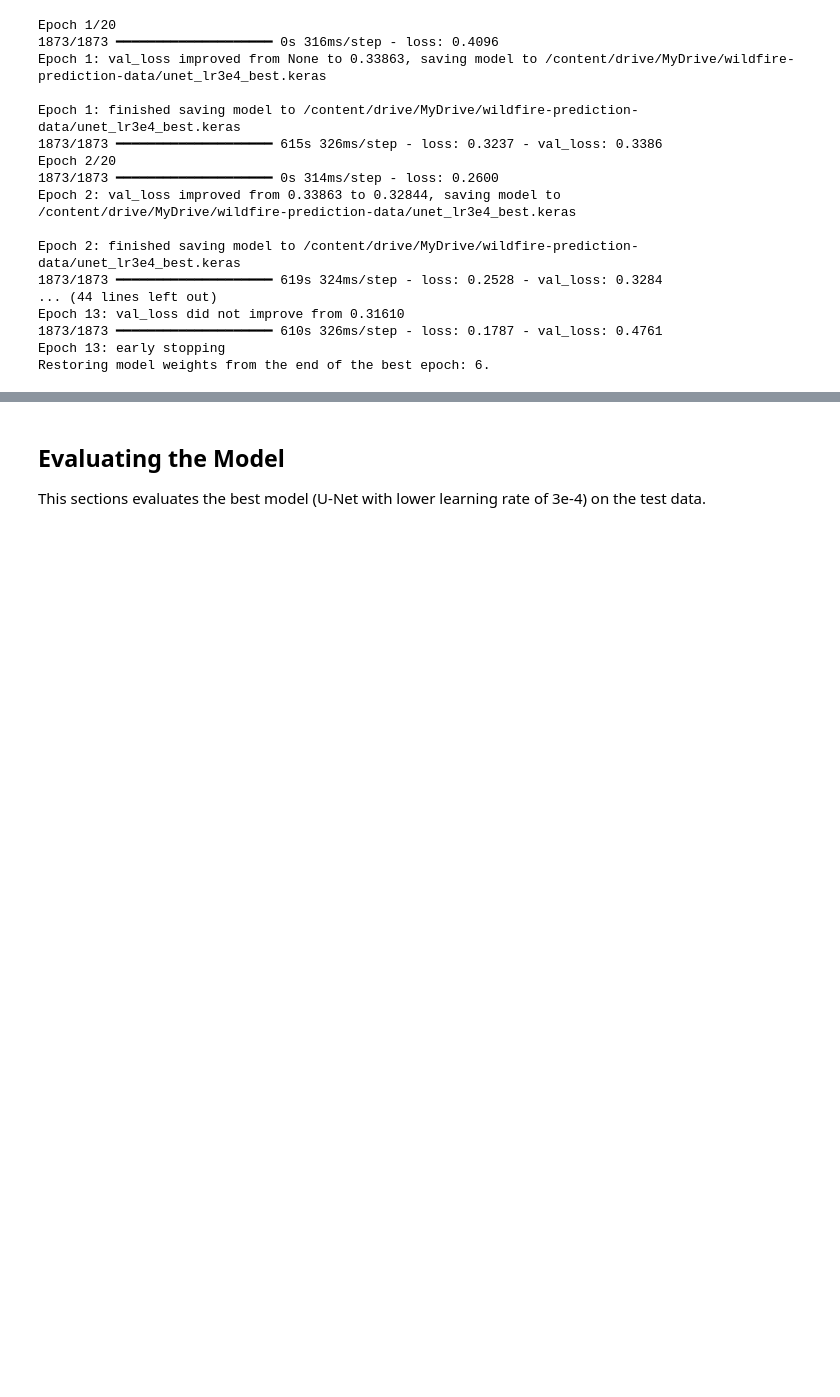
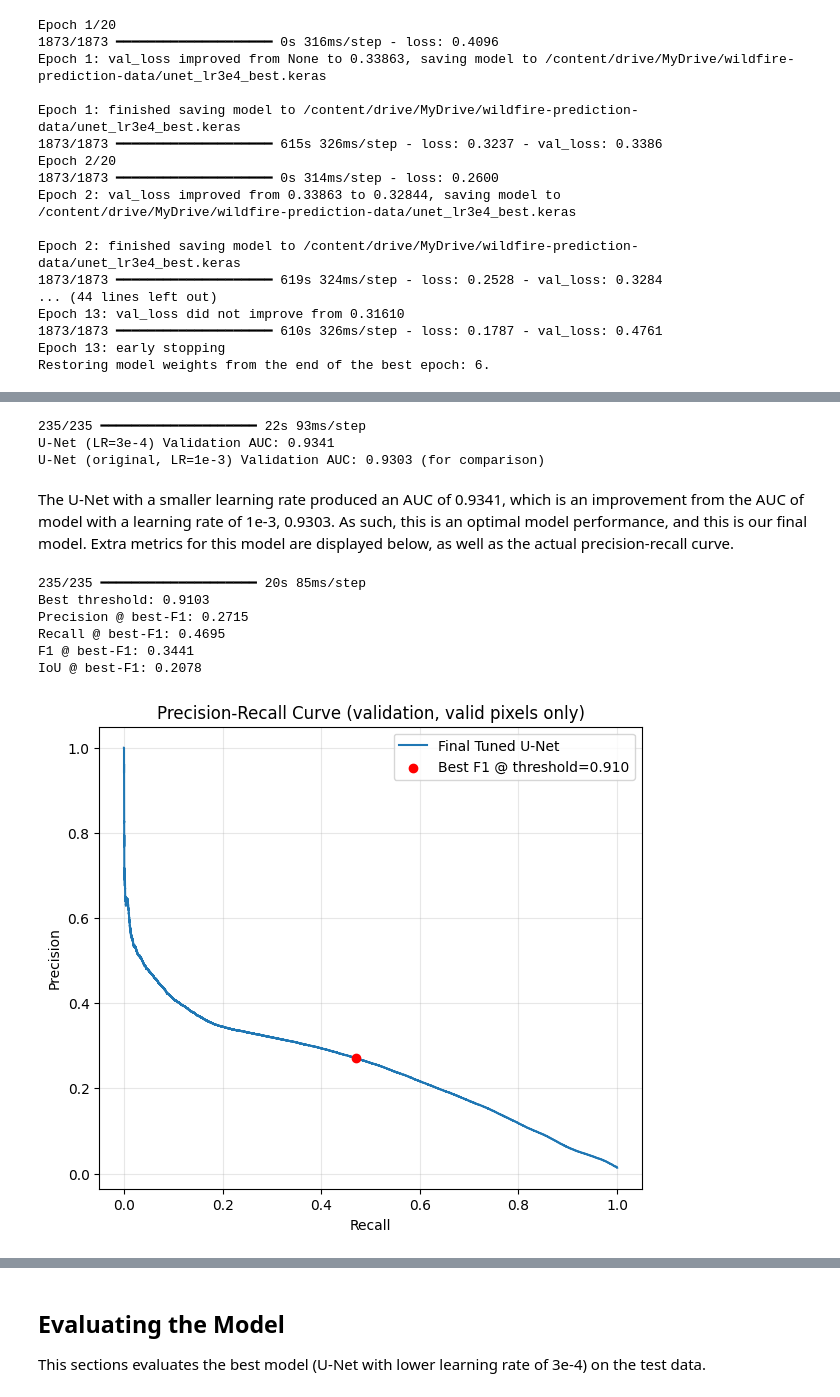
Before and after one commit to mollyjenkin13/ucb_mids_s207_WildfirePrediction, a Jupyter notebook: cnn_models.ipynb, the cells around one changed output, grey strips where cells are left out. Saved outputs shown, nothing was run; the diff lists cells and outputs as text; code cells hidden in the pictures; blank space fills up the shorter version.

```diff
--- a/cnn_models.ipynb
+++ b/cnn_models.ipynb
@@ -868,0 +831,61 @@ IoU @ best-F1: 0.2078
+# %%
+# Load the saved original U-Net checkpoint (fixed loss, LR=1e-3)
+unet_lr_low_checkpoint_path = '/content/drive/MyDrive/wildfire-prediction-data/unet_lr3e4_best.keras'
+unet_lr_low = tf.keras.models.load_model(
+    unet_lr_low_checkpoint_path,
+    custom_objects={'masked_weighted_bce': masked_weighted_bce}
+)
+
+y_pred_logits_lr = unet_lr_low.predict(X_val, verbose=1, batch_size=8)
+y_pred_prob_lr = tf.sigmoid(y_pred_logits_lr[..., 0]).numpy()
+y_score_lr = y_pred_prob_lr[valid_mask]
+
+unet_lr_auc = roc_auc_score(y_true, y_score_lr)
+print(f"U-Net (LR=3e-4) Validation AUC: {unet_lr_auc:.4f}")
+print(f"U-Net (original, LR=1e-3) Validation AUC: 0.9303 (for comparison)")
+# %% [output]
+235/235 ━━━━━━━━━━━━━━━━━━━━ 22s 93ms/step
+U-Net (LR=3e-4) Validation AUC: 0.9341
+U-Net (original, LR=1e-3) Validation AUC: 0.9303 (for comparison)
+# %% [markdown]
+The U-Net with a smaller learning rate produced an AUC of 0.9341, which is an improvement from the AUC of model with a learning rate of 1e-3, 0.9303. As such, this is an optimal model performance, and this is our final model. Extra metrics for this model are displayed below, as well as the actual precision-recall curve.
+# %%
+y_pred_logits_lr = unet_lr_low.predict(X_val, verbose=1, batch_size=8)
+y_pred_prob_lr = tf.sigmoid(y_pred_logits_lr[..., 0]).numpy()
+y_score_lr = y_pred_prob_lr[valid_mask]
+
+precisions, recalls, thresholds = precision_recall_curve(y_true, y_score_lr)
+f1_scores = 2 * (precisions * recalls) / (precisions + recalls + 1e-10)
+best_idx = np.argmax(f1_scores[:-1])
+best_threshold_lr = thresholds[best_idx]
+
+print(f"Best threshold: {best_threshold_lr:.4f}")
+print(f"Precision @ best-F1: {precisions[best_idx]:.4f}")
+print(f"Recall @ best-F1: {recalls[best_idx]:.4f}")
+print(f"F1 @ best-F1: {f1_scores[best_idx]:.4f}")
+
+y_pred_binary_lr = (y_score_lr >= best_threshold_lr).astype(int)
+intersection = np.sum((y_pred_binary_lr == 1) & (y_true == 1))
+union = np.sum((y_pred_binary_lr == 1) | (y_true == 1))
+iou_lr = intersection / union
+print(f"IoU @ best-F1: {iou_lr:.4f}")
+
+# Plot the PR curve
+plt.figure(figsize=(7,6))
+plt.plot(recalls, precisions, label='Final Tuned U-Net')
+plt.scatter([best_recall], [best_precision], color='red', zorder=5,
+            label=f'Best F1 @ threshold={best_threshold:.3f}')
+plt.xlabel('Recall')
+plt.ylabel('Precision')
+plt.title('Precision-Recall Curve (validation, valid pixels only)')
+plt.legend()
+plt.grid(alpha=0.3)
+plt.show()
+# %% [output]
+235/235 ━━━━━━━━━━━━━━━━━━━━ 20s 85ms/step
+Best threshold: 0.9103
+Precision @ best-F1: 0.2715
+Recall @ best-F1: 0.4695
+F1 @ best-F1: 0.3441
+IoU @ best-F1: 0.2078
+[figure, added]
```
Also changed, not shown: parts of 51 cells of this notebook.
